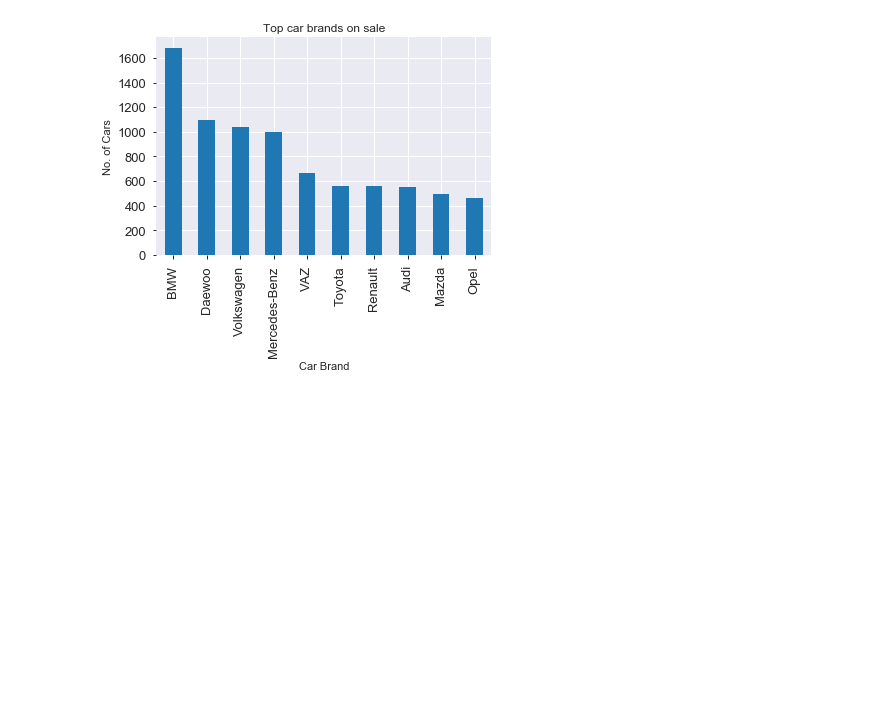
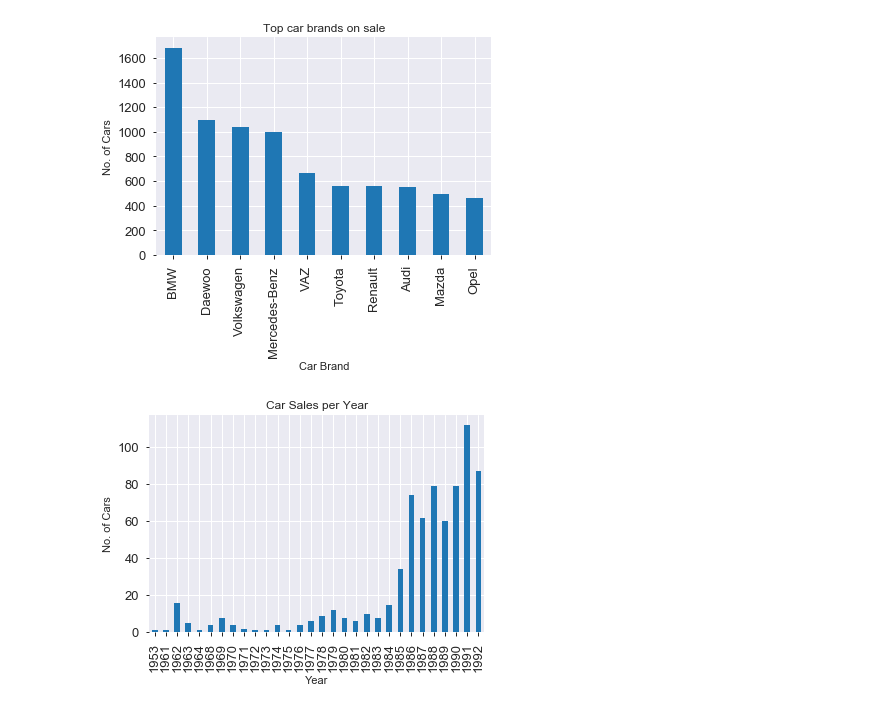
Before and after one commit to harshbansal136/carsales_project_1, a Jupyter notebook: car_sales_project_1.ipynb, the cells around one changed output. Saved outputs shown, nothing was run; the diff lists cells and outputs as text; code cells hidden in the pictures; blank space fills up the shorter version.

```diff
--- a/car_sales_project_1.ipynb
+++ b/car_sales_project_1.ipynb
@@ -655,3 +681,13 @@ plt.yticks(fontsize=13)
 plt.show()
 # %% [output]
 [figure]
+# %%
+newcarsales4.year.value_counts().sort_index().head(30).plot.bar()
+plt.title("Car Sales per Year")
+plt.ylabel('No. of Cars')
+plt.xlabel('Year')
+plt.xticks(fontsize=13)
+plt.yticks(fontsize=13)
+plt.show()
+# %% [output]
+[figure, added]
```
Also changed, not shown: parts of 12 cells of this notebook, 1 other file.
